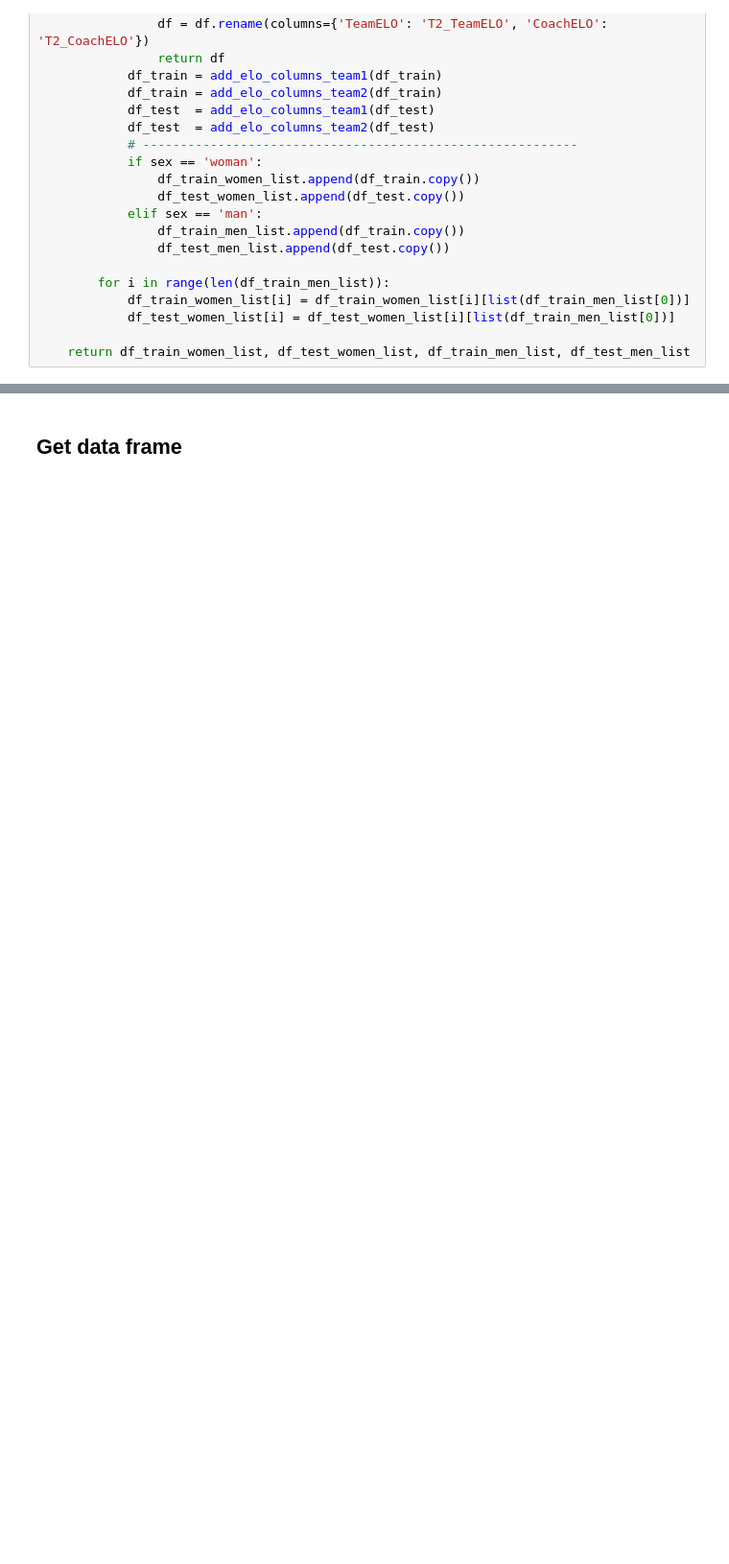
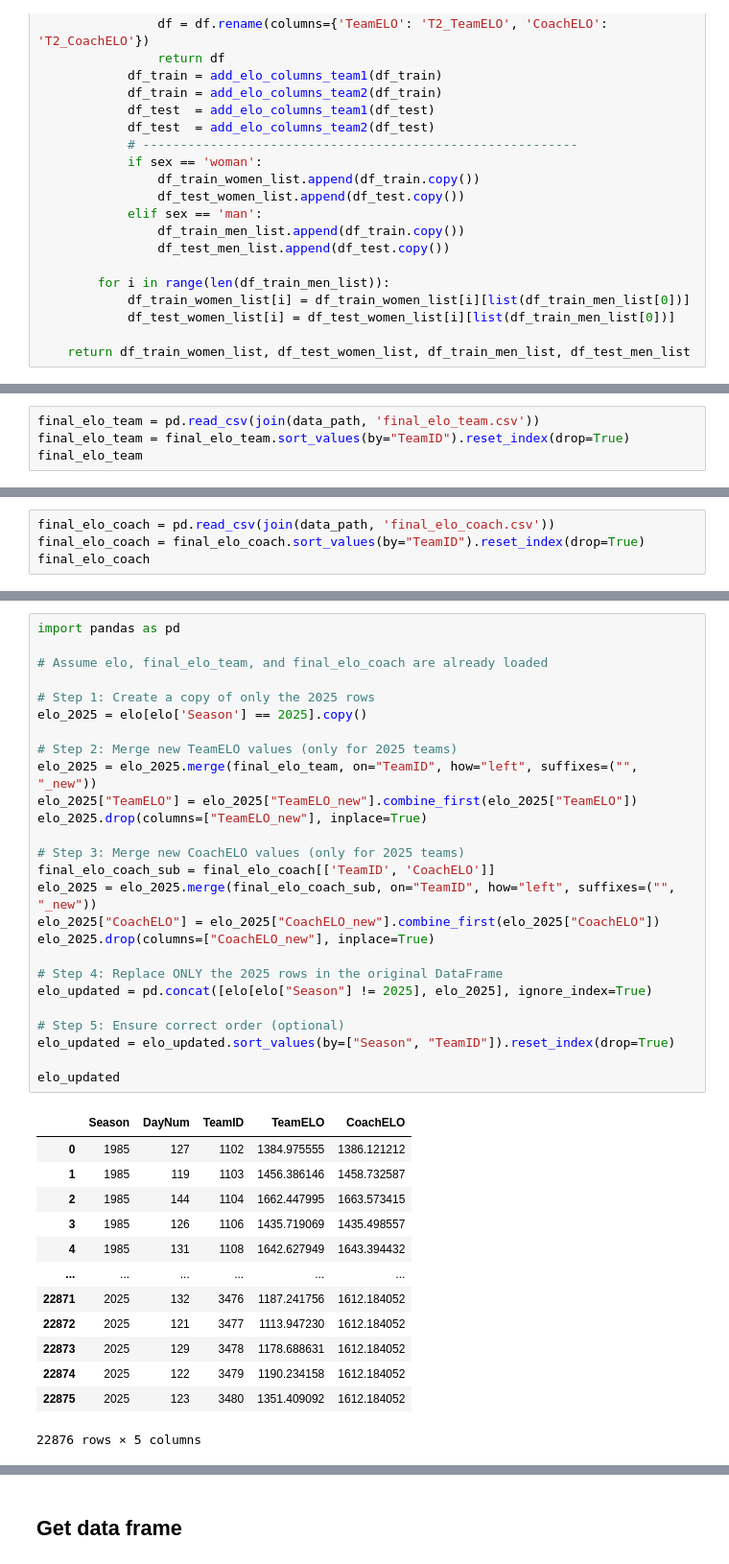
Before and after one commit to fantasy2fry/march-ml-madness-2025, a Jupyter notebook: src/sebislaw/DataFrame/DataFrame.ipynb, the cells around one changed output, grey strips where cells are left out. Shown: that part at 96% size. Cells and saved outputs as stored; diff of their text form; blank space fills up the shorter version.

Commit message:
Updated data with new ELOs

```diff
--- a/src/sebislaw/DataFrame/DataFrame.ipynb
+++ b/src/sebislaw/DataFrame/DataFrame.ipynb
@@ -592,0 +573,4 @@ elo
+# %%
+final_elo_team = pd.read_csv(join(data_path, 'final_elo_team.csv'))
+final_elo_team = final_elo_team.sort_values(by="TeamID").reset_index(drop=True)
+final_elo_team
@@ -592,0 +591,4 @@ elo
+# %%
+final_elo_coach = pd.read_csv(join(data_path, 'final_elo_coach.csv'))
+final_elo_coach = final_elo_coach.sort_values(by="TeamID").reset_index(drop=True)
+final_elo_coach
@@ -592,0 +629,40 @@ elo
+# %%
+import pandas as pd
+
+# Assume elo, final_elo_team, and final_elo_coach are already loaded
+
+# Step 1: Create a copy of only the 2025 rows
+elo_2025 = elo[elo['Season'] == 2025].copy()
+
+# Step 2: Merge new TeamELO values (only for 2025 teams)
+elo_2025 = elo_2025.merge(final_elo_team, on="TeamID", how="left", suffixes=("", "_new"))
+elo_2025["TeamELO"] = elo_2025["TeamELO_new"].combine_first(elo_2025["TeamELO"])
+elo_2025.drop(columns=["TeamELO_new"], inplace=True)
+
+# Step 3: Merge new CoachELO values (only for 2025 teams)
+final_elo_coach_sub = final_elo_coach[['TeamID', 'CoachELO']]
+elo_2025 = elo_2025.merge(final_elo_coach_sub, on="TeamID", how="left", suffixes=("", "_new"))
+elo_2025["CoachELO"] = elo_2025["CoachELO_new"].combine_first(elo_2025["CoachELO"])
+elo_2025.drop(columns=["CoachELO_new"], inplace=True)
+
+# Step 4: Replace ONLY the 2025 rows in the original DataFrame
+elo_updated = pd.concat([elo[elo["Season"] != 2025], elo_2025], ignore_index=True)
+
+# Step 5: Ensure correct order (optional)
+elo_updated = elo_updated.sort_values(by=["Season", "TeamID"]).reset_index(drop=True)
+
+elo_updated
+# %% [output]
+|  | Season | DayNum | TeamID | TeamELO | CoachELO |
+| 0 | 1985 | 127 | 1102 | 1384.975555 | 1386.121212 |
+| 1 | 1985 | 119 | 1103 | 1456.386146 | 1458.732587 |
+| 2 | 1985 | 144 | 1104 | 1662.447995 | 1663.573415 |
+| 3 | 1985 | 126 | 1106 | 1435.719069 | 1435.498557 |
+| 4 | 1985 | 131 | 1108 | 1642.627949 | 1643.394432 |
+| ... | ... | ... | ... | ... | ... |
+| 22871 | 2025 | 132 | 3476 | 1187.241756 | 1612.184052 |
+| 22872 | 2025 | 121 | 3477 | 1113.947230 | 1612.184052 |
+| 22873 | 2025 | 129 | 3478 | 1178.688631 | 1612.184052 |
+| 22874 | 2025 | 122 | 3479 | 1190.234158 | 1612.184052 |
+| 22875 | 2025 | 123 | 3480 | 1351.409092 | 1612.184052 |
+22876 rows × 5 columns
```
Also changed, not shown: parts of 5 cells of this notebook, 7 other files.
